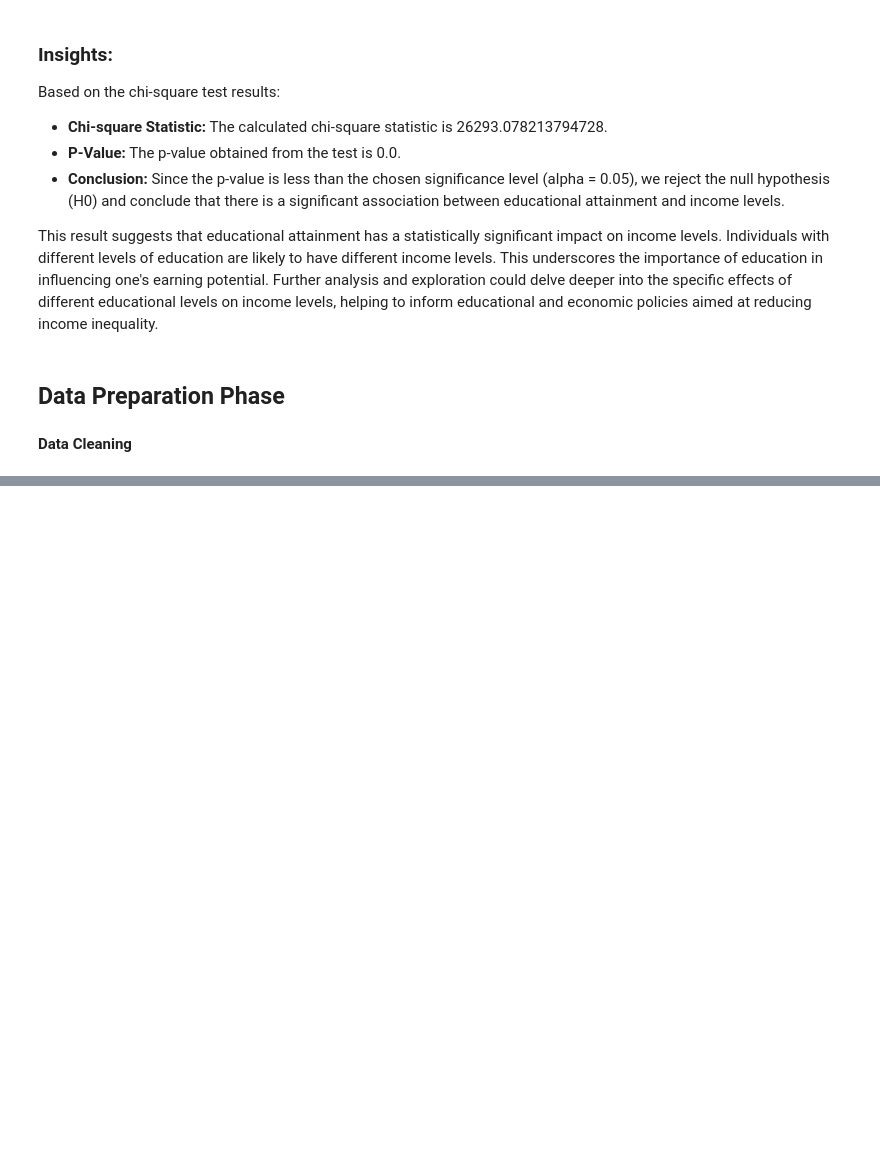
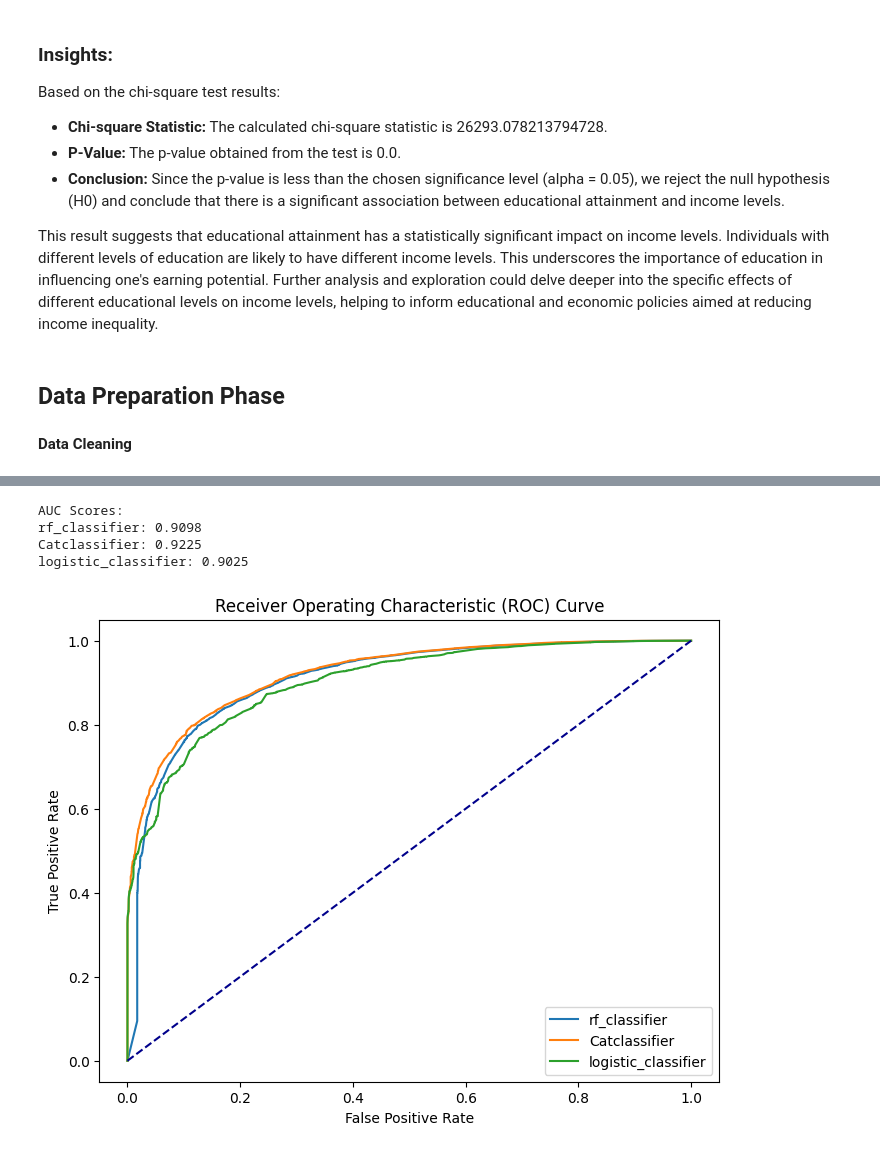
Before and after one commit to Code-str8/income-prediction-challange, a Jupyter notebook: notebook/TeamXenon_IncomePrediction .ipynb, the cells around one changed output, grey strips where cells are left out. Drawn from its saved outputs; the diff is of its cells as text; code cells hidden in the pictures; blank space fills up the shorter version.

Commit message:
modify notebook models and requirements

```diff
--- a/notebook/TeamXenon_IncomePrediction .ipynb
+++ b/notebook/TeamXenon_IncomePrediction .ipynb
@@ -1092,0 +1233,5 @@ There is a significant association between educational attainment and income lev
+# %%
+# seperate the catg and numerical feature
+catg_cols = X.select_dtypes(exclude=['int', 'float']).columns
+
+catg_cols
@@ -1092,0 +1242,4 @@ There is a significant association between educational attainment and income lev
+# %%
+num_cols = X.select_dtypes(include=['int', 'float']).columns
+
+num_cols
@@ -1092,0 +1273,5 @@ There is a significant association between educational attainment and income lev
+# %%
+#encode target
+le = LabelEncoder()
+Y_train_encoded = le.fit_transform(Y_train)
+Y_eval_encoded = le.transform(Y_eval)
@@ -1092,0 +1408,37 @@ There is a significant association between educational attainment and income lev
+# %%
+
+#empty dictonaries
+roc_curves = {}
+auc_scores = {}
+
+for classifier_name, pipeline in models_pipelines.items():
+    Y_pred_proba = pipeline.predict_proba(X_eval)[:, 1]
+    fpr, tpr, _ = roc_curve(Y_eval_encoded, Y_pred_proba)
+    roc_curves[classifier_name] = (fpr, tpr)
+    auc_scores[classifier_name] = roc_auc_score(Y_eval_encoded, Y_pred_proba)
+
+print("AUC Scores:")
+for classifier_name, auc in auc_scores.items():
+    print(f"{classifier_name}: {auc:.4f}")
+# %% [output]
+AUC Scores:
+rf_classifier: 0.9098
+Catclassifier: 0.9225
+logistic_classifier: 0.9025
+# %%
+
+#plot loop all classifiers
+plt.subplots(figsize=(8, 6))
+for classifier_name, (fpr, tpr) in roc_curves.items():
+    plt.plot(fpr, tpr, label=classifier_name)
+
+
+plt.plot([0, 1], [0, 1], color='darkblue', linestyle='--')
+plt.xlabel('False Positive Rate')
+plt.ylabel("True Positive Rate")
+plt.title('Receiver Operating Characteristic (ROC) Curve')
+plt.legend()
+plt.grid(False)
+plt.show()
+# %% [output]
+[figure, added]
```
Also changed, not shown: parts of 52 cells of this notebook, 5 other files.
